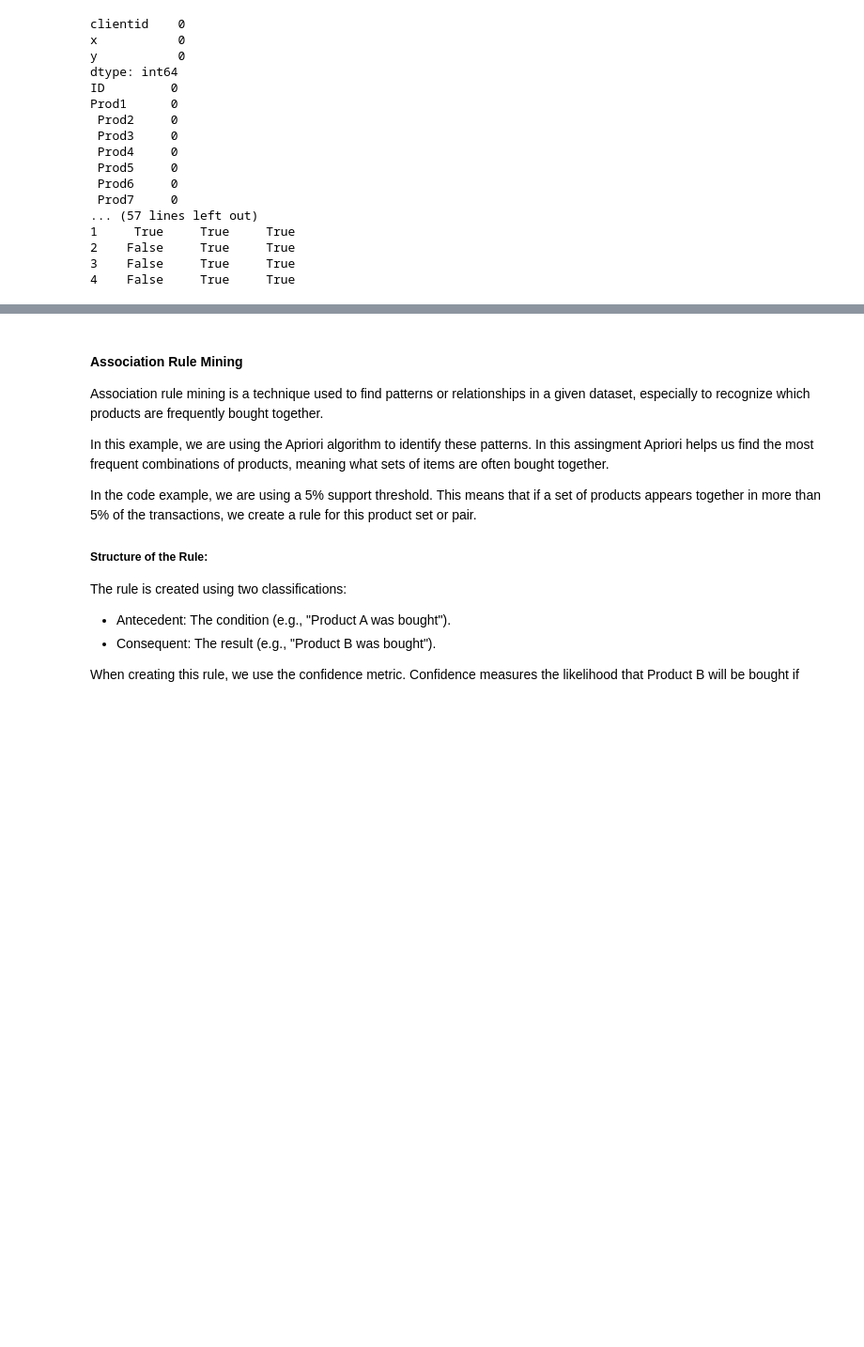
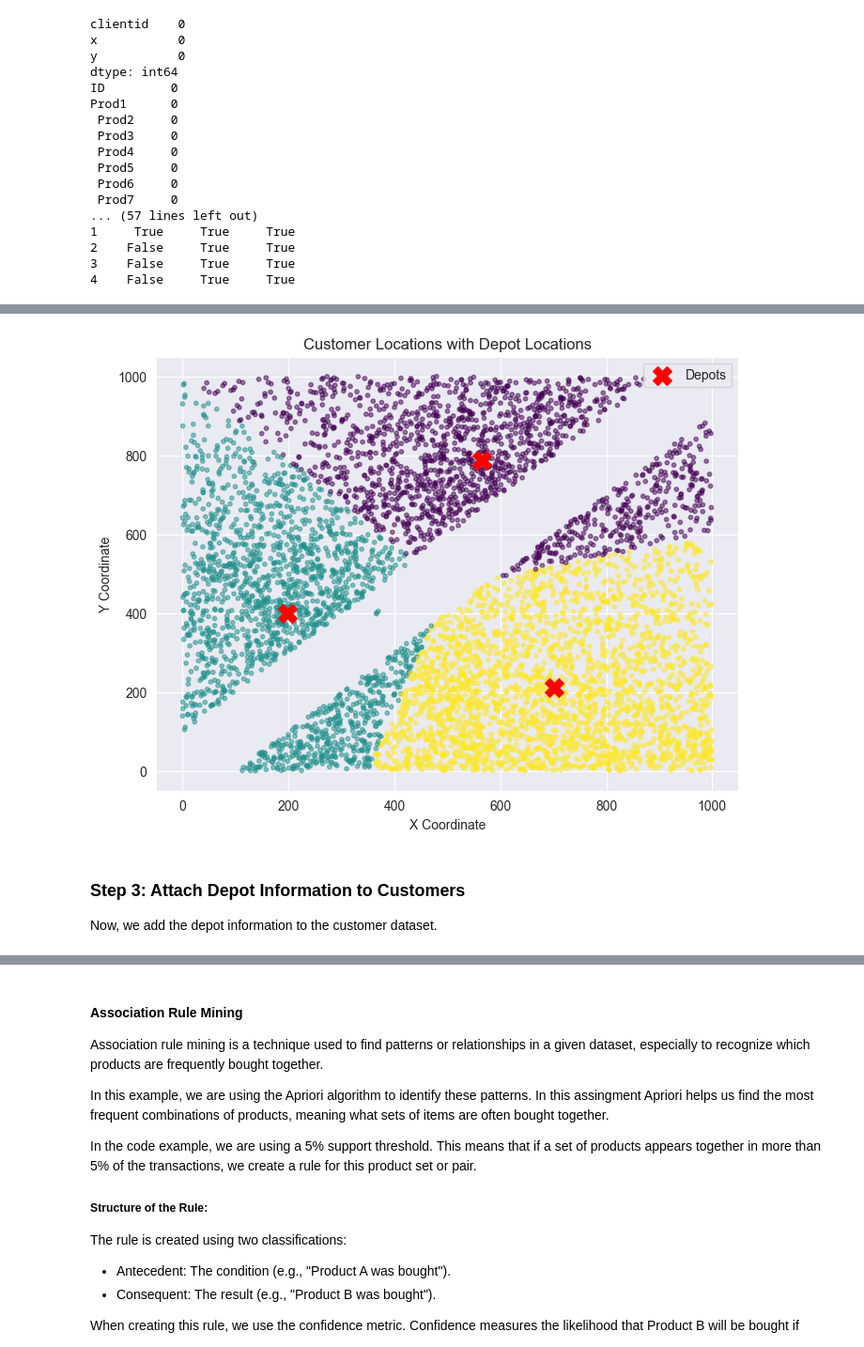
Before and after one commit to Islake/KoneOppiminen, a Jupyter notebook: tasks/Clustering_&_association_rule_mining.ipynb, the cells around one changed output, grey strips where cells are left out. Shown at 94% size. Cells and saved outputs as stored; diff of their text form; code cells hidden in the pictures; blank space fills up the shorter version.

```diff
--- a/tasks/Clustering_&_association_rule_mining.ipynb
+++ b/tasks/Clustering_&_association_rule_mining.ipynb
@@ -184,0 +201,24 @@ Wilman osuus
+# %%
+num_depots = 3
+
+# Applied K-Means
+kmeans = KMeans(n_clusters=num_depots, random_state=42, n_init=10)
+locations_df['Depot'] = kmeans.fit_predict(X_scaled)
+
+# Converted cluster centers to original scale
+depot_locations = scaler.inverse_transform(kmeans.cluster_centers_)
+
+# Scatter plot with cluster colors in original scale
+plt.figure(figsize=(8, 6))
+plt.scatter(locations_df['x'], locations_df['y'], c=locations_df['Depot'], cmap='viridis', alpha=0.5, s=10)
+plt.scatter(depot_locations[:, 0], depot_locations[:, 1], c='red', marker='X', s=200, label='Depots')
+plt.xlabel("X Coordinate")
+plt.ylabel("Y Coordinate")
+plt.title("Customer Locations with Depot Locations")
+plt.legend()
+plt.show()
+# %% [output]
+[figure, added]
+# %% [markdown]
+### Step 3: Attach Depot Information to Customers
+Now, we add the depot information to the customer dataset.
```
Also changed, not shown: parts of 9 cells of this notebook.
